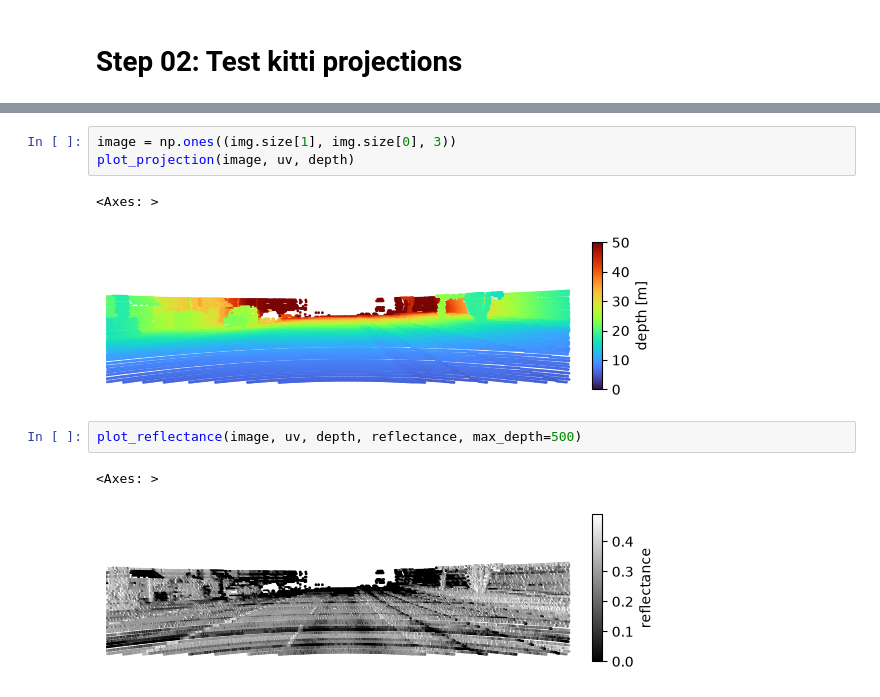
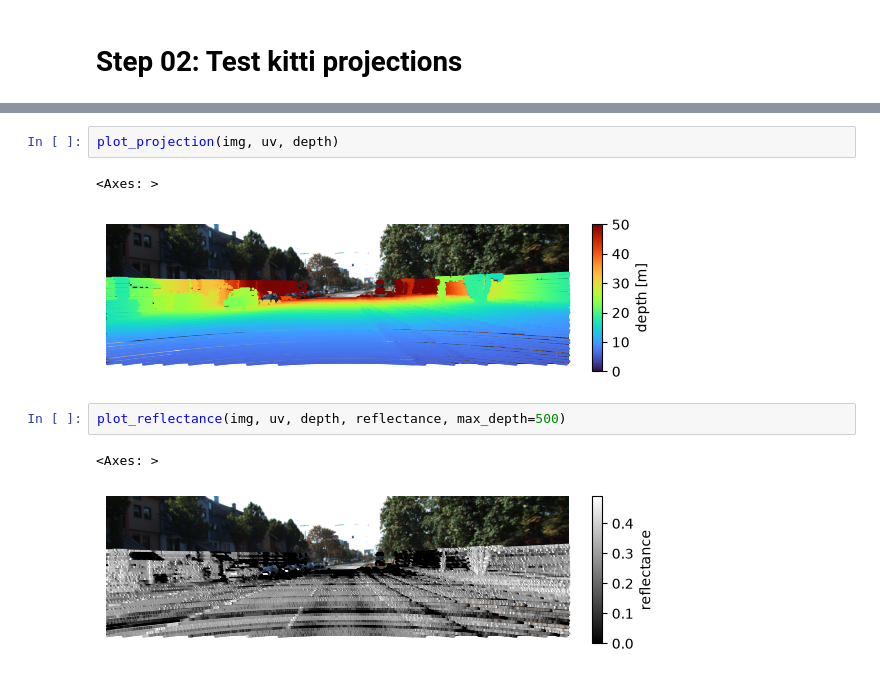
Before and after one commit to XANGEnino/multisensor-splat, a Jupyter notebook: notebooks/02_kitti_lidar_overlay.ipynb, the cells around one changed output, grey strips where cells are left out. Cells and saved outputs as stored; diff of their text form.

Commit message:
feat: Added real image as background of projection

```diff
--- a/notebooks/02_kitti_lidar_overlay.ipynb
+++ b/notebooks/02_kitti_lidar_overlay.ipynb
@@ -14,13 +14,12 @@ img
 # %% [output]
 [figure]
 # %%
-image = np.ones((img.size[1], img.size[0], 3))
-plot_projection(image, uv, depth)
+plot_projection(img, uv, depth)
 # %% [output]
 <Axes: >
-[figure, old version]
+[figure, new version]
 # %%
-plot_reflectance(image, uv, depth, reflectance, max_depth=500)
+plot_reflectance(img, uv, depth, reflectance, max_depth=500)
 # %% [output]
 <Axes: >
-[figure, old version]
+[figure, new version]
```
Also changed, not shown: parts of 1 cell of this notebook, 6 other files.
